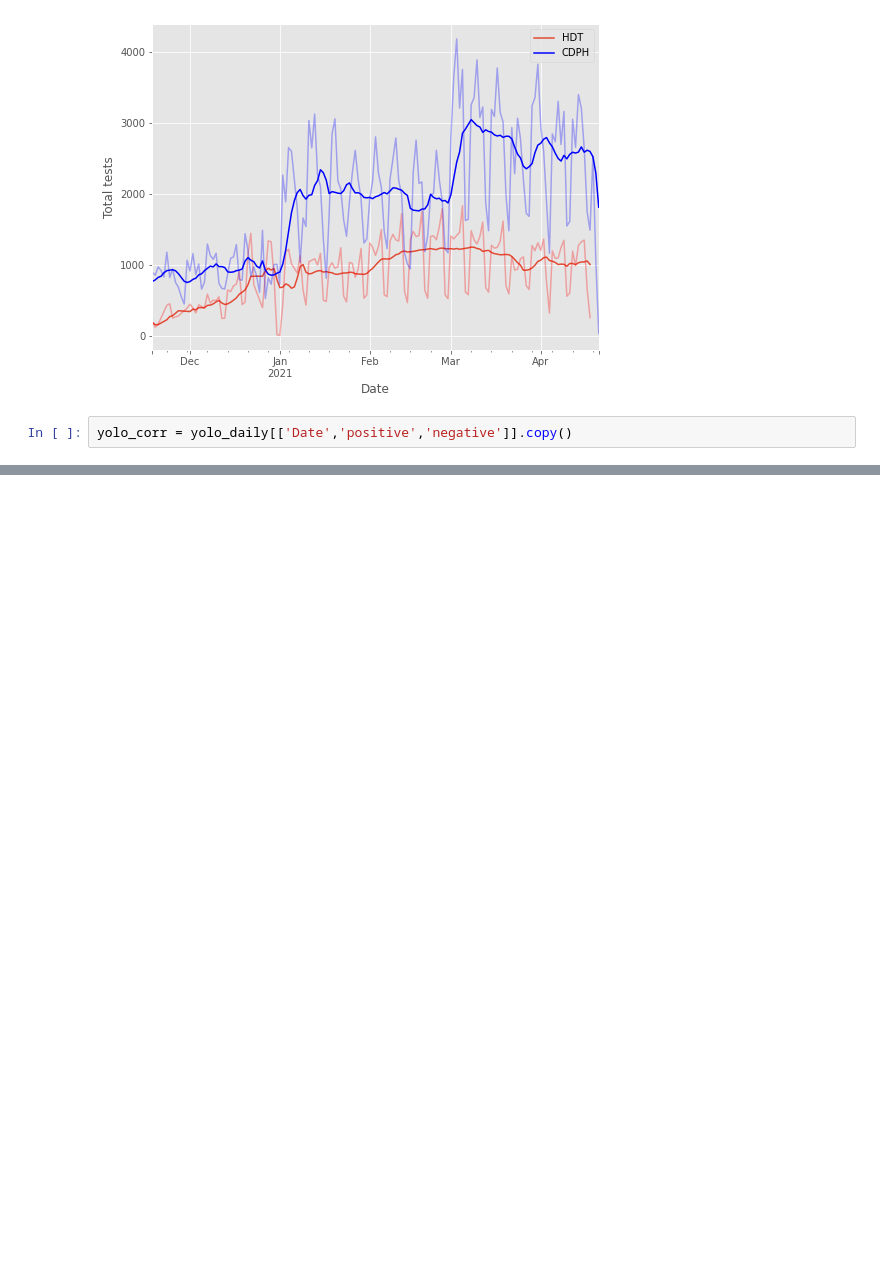
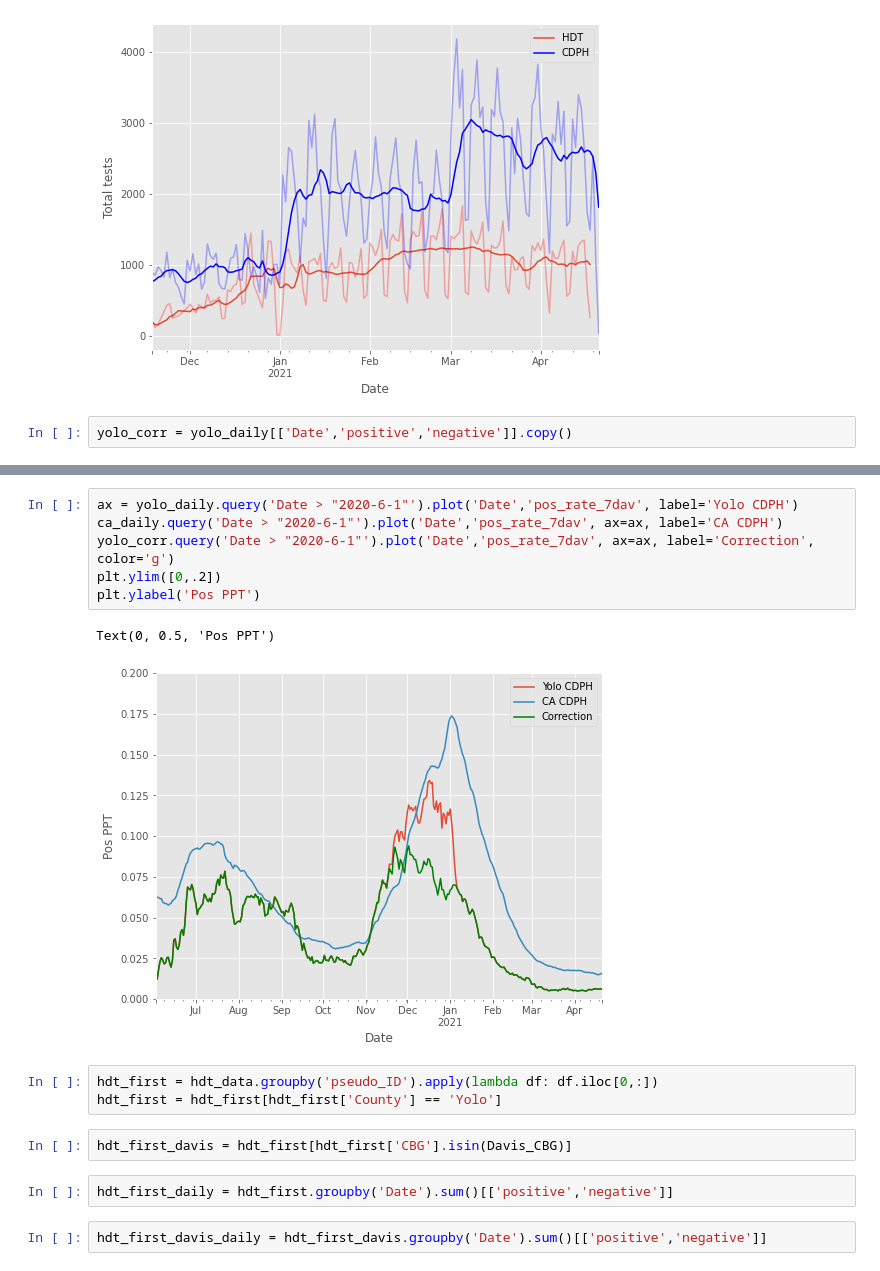
Before and after one commit to jsharpna/CovidCountyComparison, a Jupyter notebook: notebooks/test_data_vis.ipynb, the cells around one changed output, grey strips where cells are left out. Saved outputs shown, nothing was run; the diff lists cells and outputs as text; blank space fills up the shorter version.

```diff
--- a/notebooks/test_data_vis.ipynb
+++ b/notebooks/test_data_vis.ipynb
@@ -252,0 +166,18 @@ Text(0, 0.5, 'Pos PPT')
+# %%
+ax = yolo_daily.query('Date > "2020-6-1"').plot('Date','pos_rate_7dav', label='Yolo CDPH')
+ca_daily.query('Date > "2020-6-1"').plot('Date','pos_rate_7dav', ax=ax, label='CA CDPH')
+yolo_corr.query('Date > "2020-6-1"').plot('Date','pos_rate_7dav', ax=ax, label='Correction', color='g')
+plt.ylim([0,.2])
+plt.ylabel('Pos PPT')
+# %% [output]
+Text(0, 0.5, 'Pos PPT')
+[figure, added]
+# %%
+hdt_first = hdt_data.groupby('pseudo_ID').apply(lambda df: df.iloc[0,:])
+hdt_first = hdt_first[hdt_first['County'] == 'Yolo']
+# %%
+hdt_first_davis = hdt_first[hdt_first['CBG'].isin(Davis_CBG)]
+# %%
+hdt_first_daily = hdt_first.groupby('Date').sum()[['positive','negative']]
+# %%
+hdt_first_davis_daily = hdt_first_davis.groupby('Date').sum()[['positive','negative']]
```
Also changed, not shown: parts of 37 cells of this notebook.
